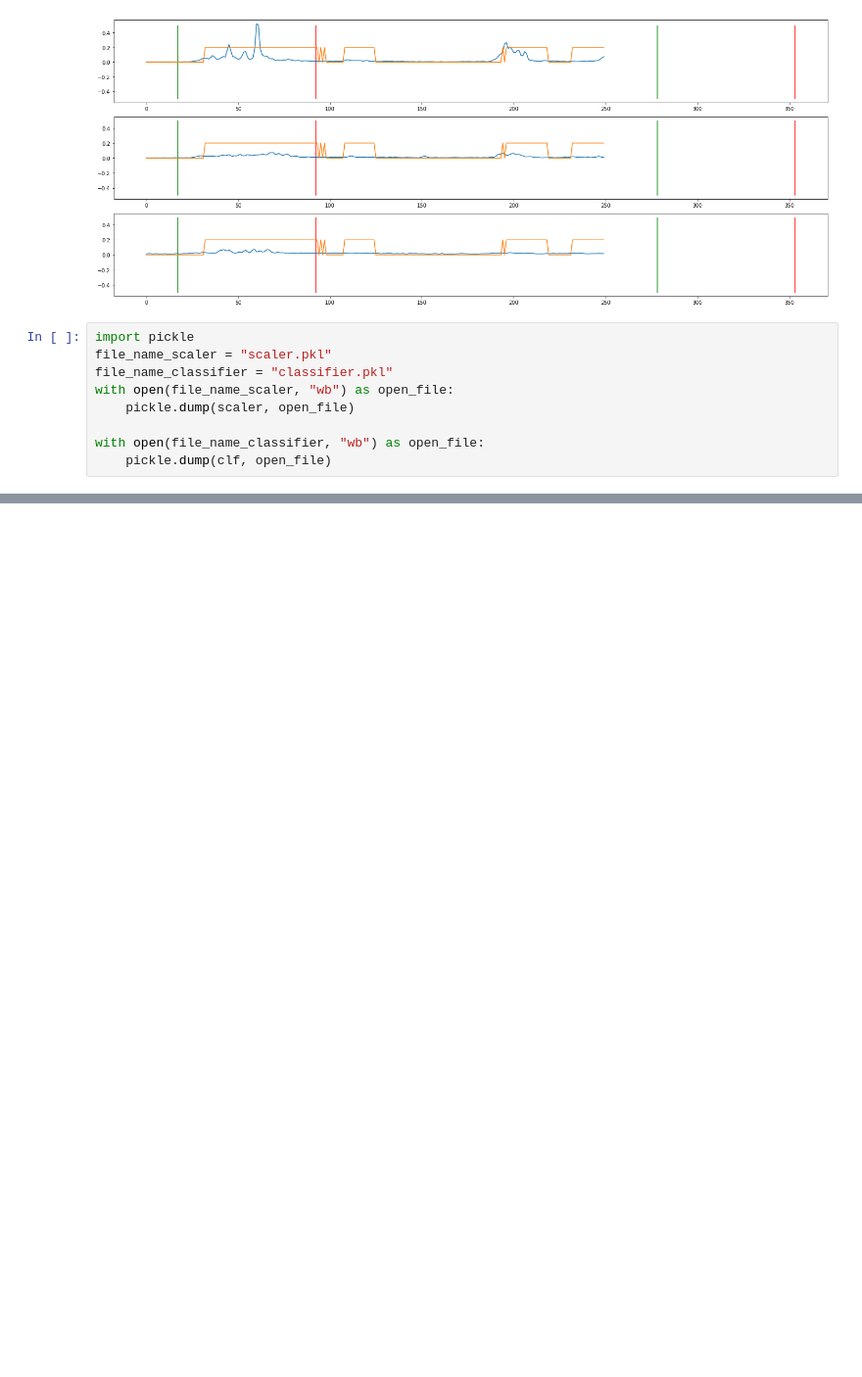
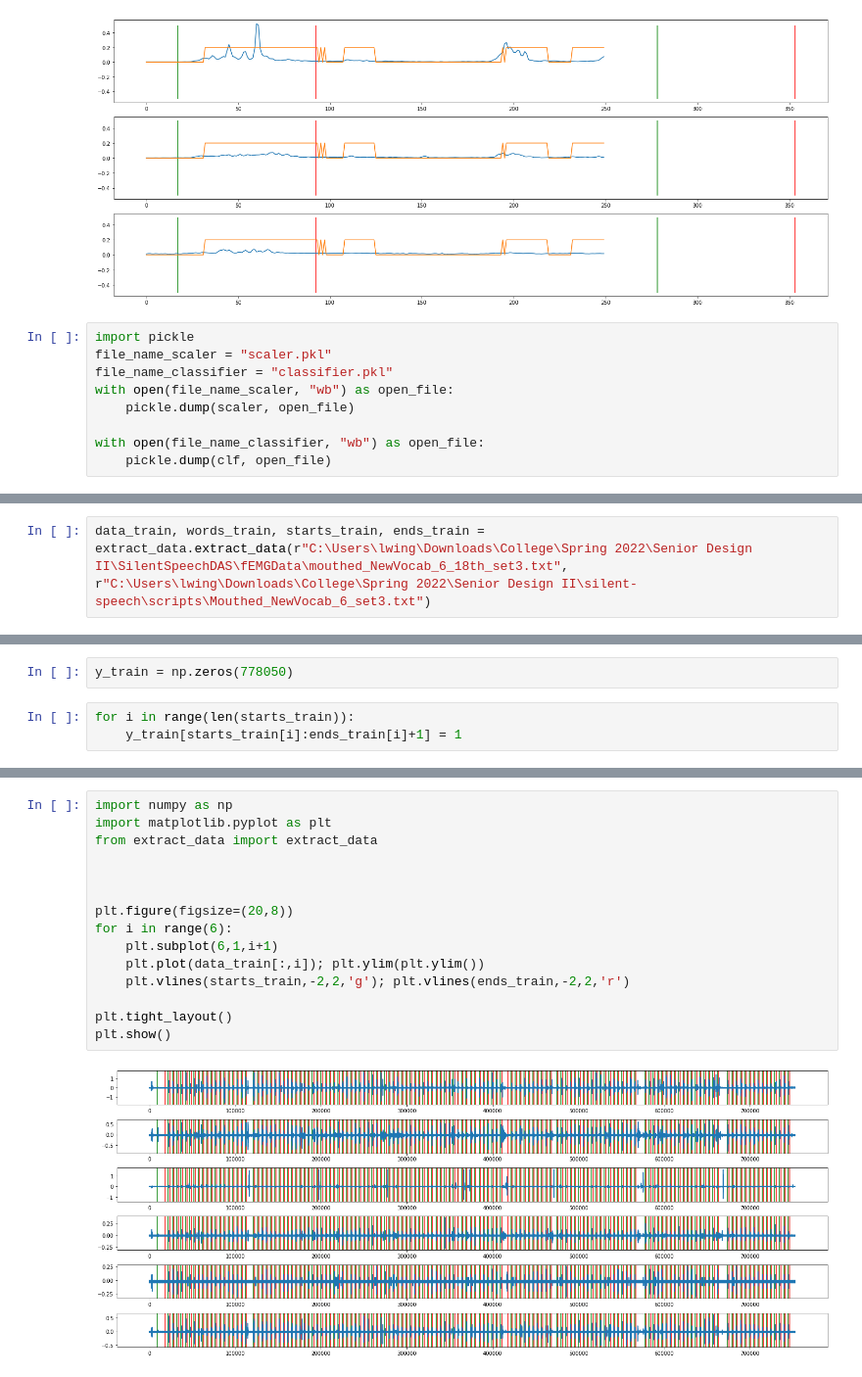
Before and after one commit to saikoukunt/silent-speech, a Jupyter notebook: scripts/Decision Tree Classifier Test Full Dataset, Mouthed.ipynb, the cells around one changed output, grey strips where cells are left out. Shown: that part at 98% size. Cells and saved outputs as stored; diff of their text form; blank space fills up the shorter version.

```diff
--- a/scripts/Decision Tree Classifier Test Full Dataset, Mouthed.ipynb
+++ b/scripts/Decision Tree Classifier Test Full Dataset, Mouthed.ipynb
@@ -505,0 +512,2 @@ with open(file_name_classifier, "wb") as open_file:
+# %%
+data_train, words_train, starts_train, ends_train = extract_data.extract_data(r"C:\Users\lwing\Downloads\College\Spring 2022\Senior Design II\SilentSpeechDAS\fEMGData\mouthed_NewVocab_6_18th_set3.txt", r"C:\Users\lwing\Downloads\College\Spring 2022\Senior Design II\silent-speech\scripts\Mouthed_NewVocab_6_set3.txt")
@@ -505,0 +528,5 @@ with open(file_name_classifier, "wb") as open_file:
+# %%
+y_train = np.zeros(778050)
+# %%
+for i in range(len(starts_train)):
+    y_train[starts_train[i]:ends_train[i]+1] = 1
@@ -505,0 +553,17 @@ with open(file_name_classifier, "wb") as open_file:
+# %%
+import numpy as np
+import matplotlib.pyplot as plt
+from extract_data import extract_data
+
+
+
+plt.figure(figsize=(20,8))
+for i in range(6):
+    plt.subplot(6,1,i+1)
+    plt.plot(data_train[:,i]); plt.ylim(plt.ylim())
+    plt.vlines(starts_train,-2,2,'g'); plt.vlines(ends_train,-2,2,'r')
+
+plt.tight_layout()
+plt.show()
+# %% [output]
+[figure, added]
```
Also changed, not shown: parts of 23 cells of this notebook, 1 other file.
